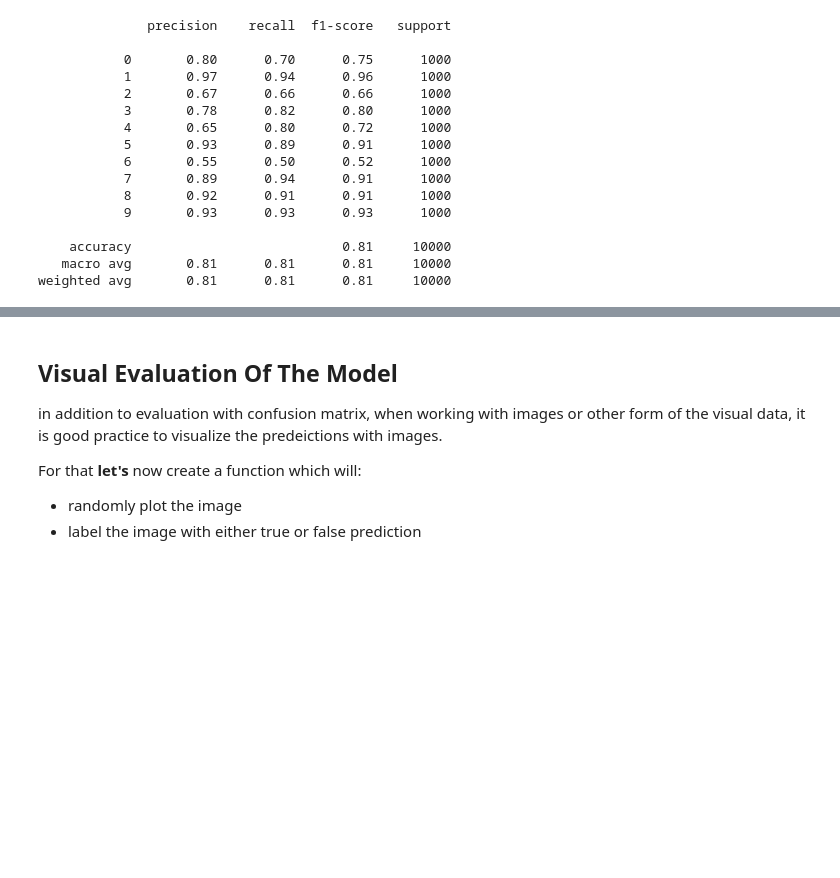
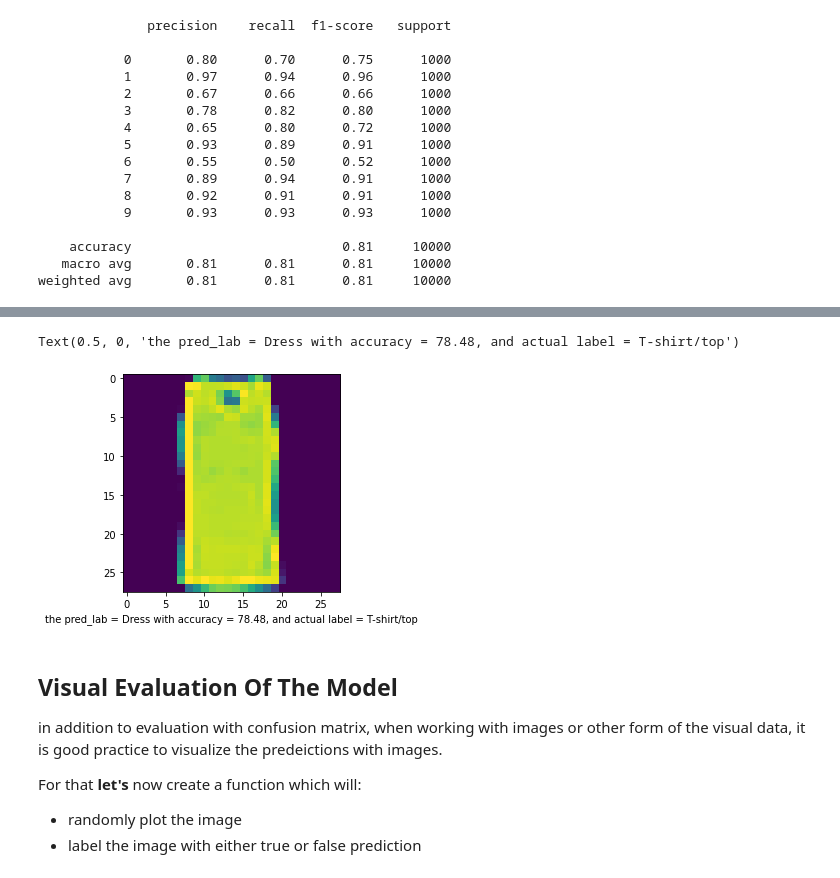
Before and after one commit to Wasim-Zaman/deep_learning_with_tensorflow, a Jupyter notebook: Neural_Network_Classification_With_TensorFlow.ipynb, the cells around one changed output, grey strips where cells are left out. Saved outputs shown, nothing was run; the diff lists cells and outputs as text; code cells hidden in the pictures; blank space fills up the shorter version.

```diff
--- a/Neural_Network_Classification_With_TensorFlow.ipynb
+++ b/Neural_Network_Classification_With_TensorFlow.ipynb
@@ -1510,8 +1510,11 @@ target_image = images[rand]
 
 pred_probs = model14.predict(target_image.reshape(1, 28, 28)) # reshape it because we need only one picture
 
-target_label = classes[pred_probs.argmax()]
+pred_label = classes[pred_probs.argmax()]
 actual_label = classes[true_labels[rand]]
 
 print(target_label, actual_label)
+
+plt.imshow(target_image)
+plt.xlabel(f"the pred_lab = {pred_label} with accuracy = {tf.reduce_max(pred_probs) * 100 :.2f}, and actual label = {actual_label}")
 # %% [output]
@@ -1520,3 +1523,5 @@ Shirt Coat
+Text(0.5, 0, 'the pred_lab = Dress with accuracy = 78.48, and actual label = T-shirt/top')
+[figure, added]
 # %% [markdown]
 ## Visual Evaluation Of The Model
 
```
Also changed, not shown: parts of 10 cells of this notebook.
